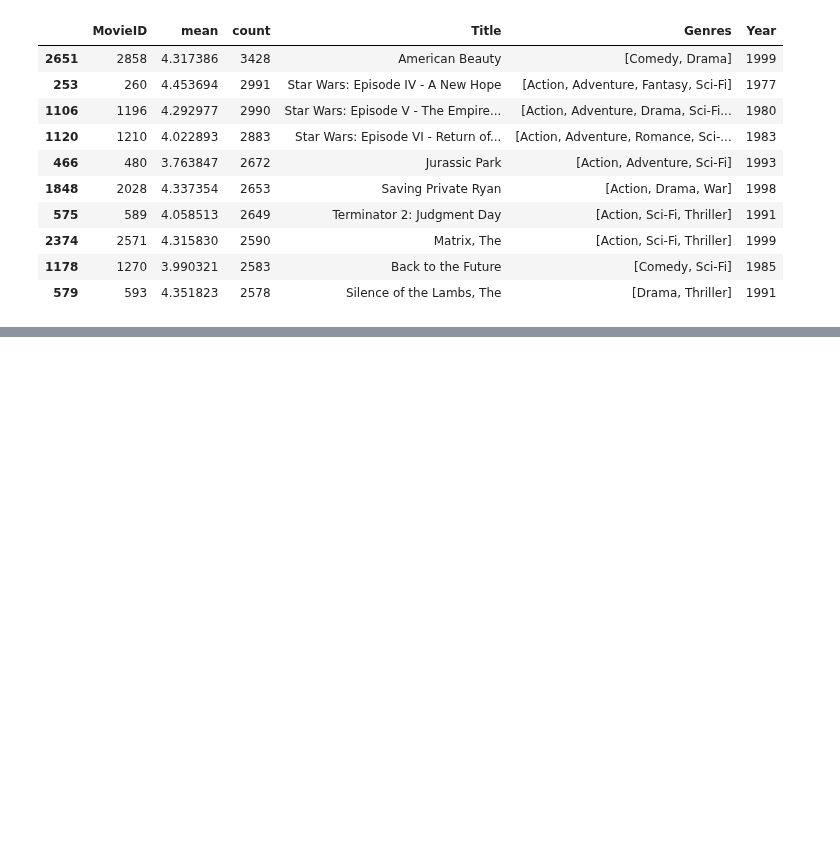
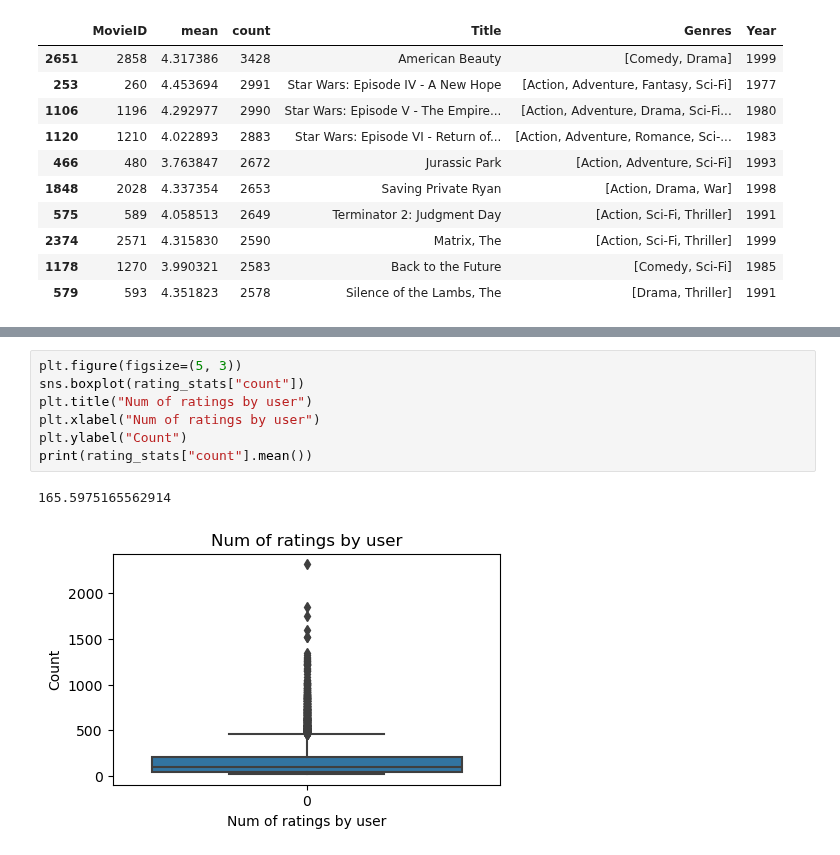
Before and after one commit to starovit/ucu-recsys-movielens, a Jupyter notebook: experiments/1_eda/eda.ipynb, the cells around one changed output, grey strips where cells are left out. Drawn from its saved outputs; the diff is of its cells as text; blank space fills up the shorter version.

```diff
--- a/experiments/1_eda/eda.ipynb
+++ b/experiments/1_eda/eda.ipynb
@@ -385,0 +403,10 @@ display(movies_with_ratings.sort_values("count", ascending=False)[:10])
+# %%
+plt.figure(figsize=(5, 3))
+sns.boxplot(rating_stats["count"])
+plt.title("Num of ratings by user")
+plt.xlabel("Num of ratings by user")
+plt.ylabel("Count")
+print(rating_stats["count"].mean())
+# %% [output]
+165.5975165562914
+[figure, added]
```
Also changed, not shown: parts of 13 cells of this notebook.
